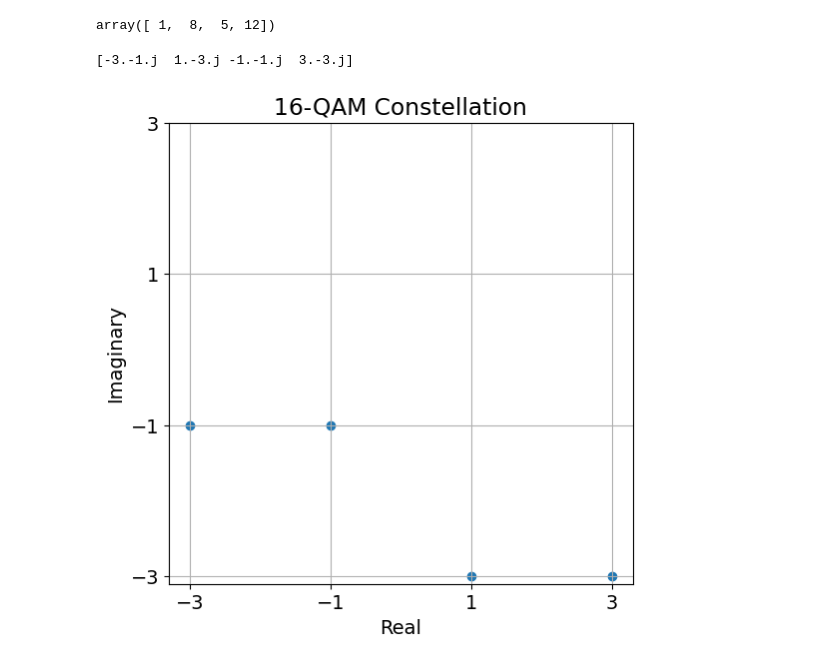
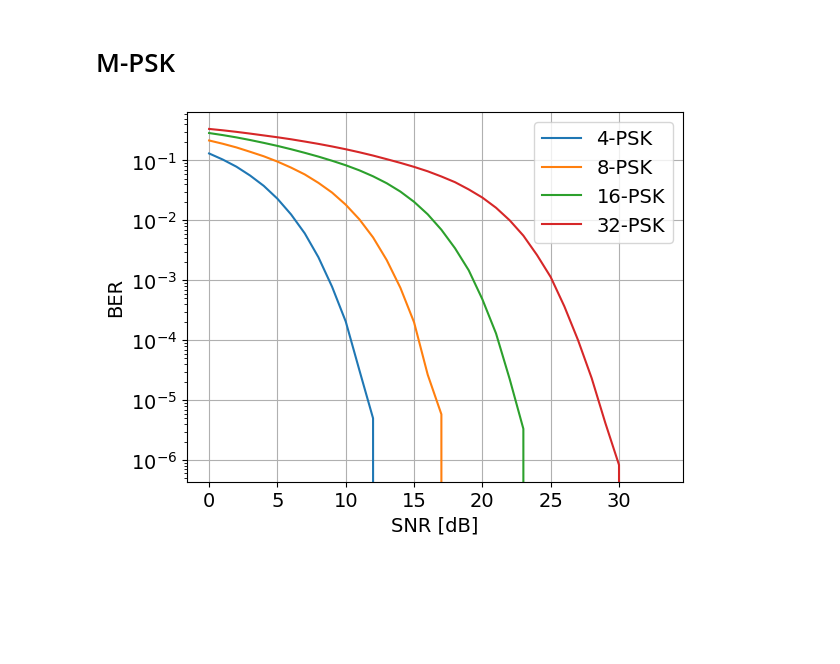
Before and after one commit to gabrielluizep/workbook-eng-telecom, a Jupyter notebook: com1/ber_qam_psk.ipynb, the cells around one changed output. Cells and saved outputs as stored; diff of their text form; code cells hidden in the pictures; blank space fills up the shorter version.

```diff
--- a/com1/ber_qam_psk.ipynb
+++ b/com1/ber_qam_psk.ipynb
@@ -44,34 +7,33 @@ def qammod(data: NDArray, M: int) -> NDArray:
-# %%
-info = np.array([0, 0, 0, 1, 1, 0, 0, 0, 0, 1, 0, 1, 1, 1, 0, 0])  # Informação
-M = 16  # Número de símbolos da modulação
-n = np.log2(M).astype(int)  # Número de bits por símbolo
-Rb = 1024  # Taxa de bits [bps]
-Rs = Rb / n  # Taxa de símbolos [baud]
-Tb = 1 / Rb  # Tempo de bit
-Ts = 1 / Rs  # Tempo de símbolo
-t = np.arange(0, n * Ts, Ts / (M**2))  # Eixo do tempo
-fc = 1000  # Frequência da portadora
-# %%
-symbols = bin2dec(info, n)
-symbols
-# %% [output]
-array([ 1,  8,  5, 12])
-# %%
-modulated = qammod(symbols, M)
-print(modulated)
-
-fig, ax = plt.subplots(1, 1, figsize=(6, 6))
-
-ax.scatter(modulated.real, modulated.imag)
-
-ax.set_xticks(np.arange(-3, 4, 2))
-ax.set_yticks(np.arange(-3, 4, 2))
-
-ax.set_title("16-QAM Constellation")
-ax.set_xlabel("Real")
-ax.set_ylabel("Imaginary")
-
-plt.show()
-# %% [output]
-[-3.-1.j  1.-3.j -1.-1.j  3.-3.j]
-[figure, removed]
+# %% [markdown]
+# M-PSK
+# %%
+data = np.random.randint(0, 1, 2 * 3 * 4 * 5 * 10000)
+
+fig, ax = plt.subplots()
+
+for M in [4, 8, 16, 32]:
+    psk_modulation = komm.PSKModulation(M)
+
+    psk_symbols = psk_modulation.modulate(data)
+
+    psk_ber = []
+    for snr in np.arange(1, 35):
+        snr_linear = 10 ** (snr / 10)
+        awg_channel = komm.AWGNChannel(snr=snr_linear, signal_power=1)
+
+        psk_noisy = awg_channel(psk_symbols)
+
+        psk_demodulated = psk_modulation.demodulate(psk_noisy)
+
+        psk_ber.append(np.bitwise_xor(psk_demodulated, data).sum() / len(data))
+
+    ax.semilogy(psk_ber, label=f"{M}-PSK")
+
+ax.set_xlabel("SNR [dB]")
+ax.set_ylabel("BER")
+
+ax.legend()
+
+plt.show()
+# %% [output]
+[figure, added]
```
Also changed, not shown: parts of 6 cells of this notebook.
